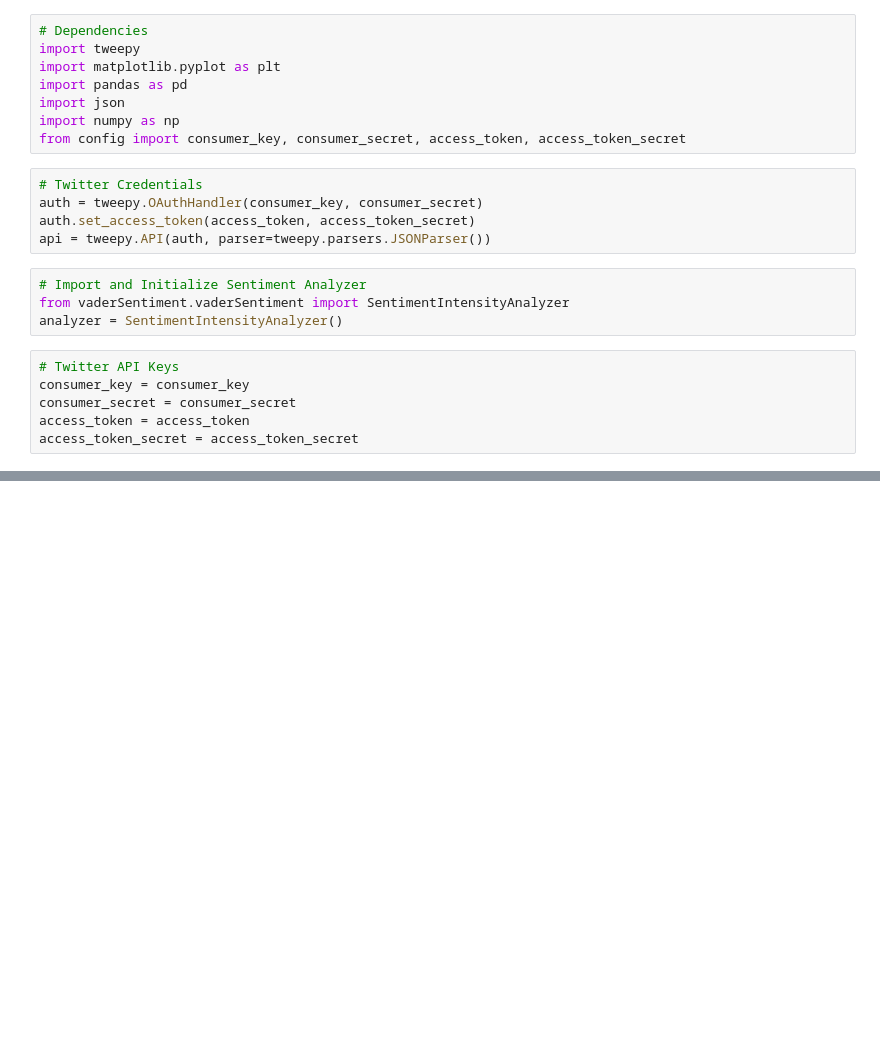
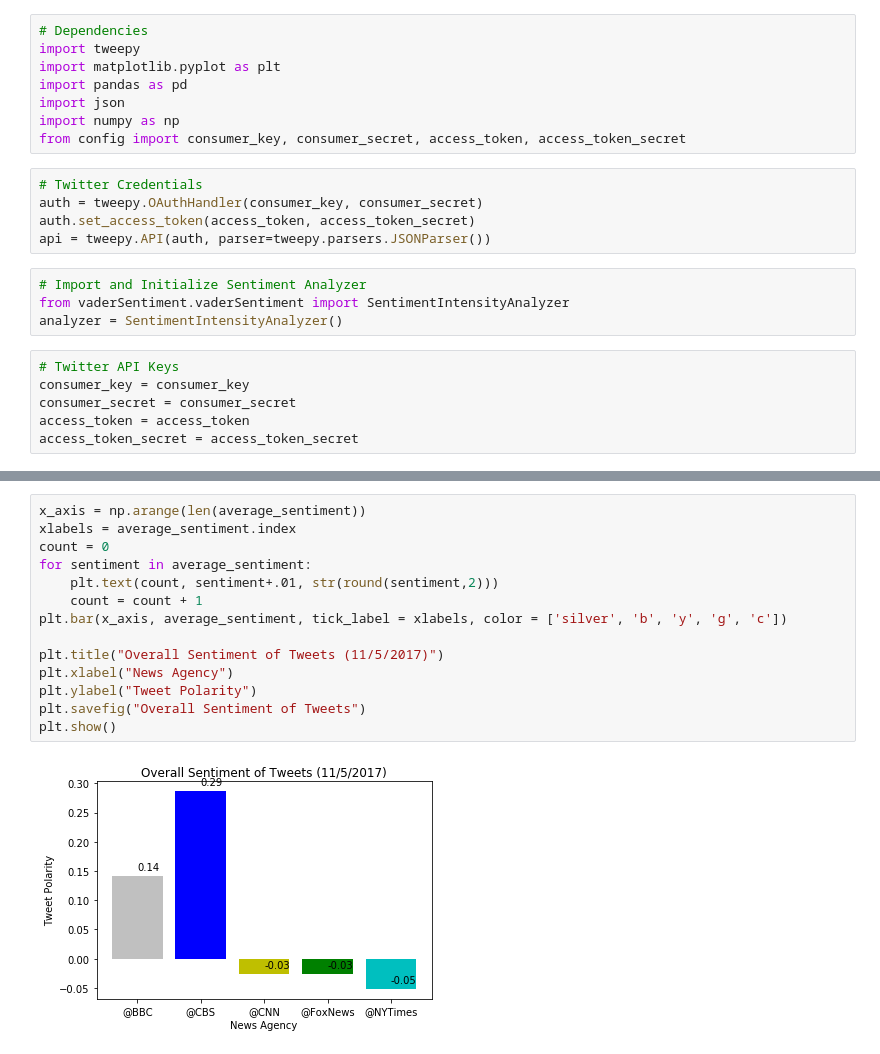
Before and after one commit to Sandcobra/NewsMood, a Jupyter notebook: NewsMood.ipynb, the cells around one changed output, grey strips where cells are left out. Drawn from its saved outputs; the diff is of its cells as text; blank space fills up the shorter version.

```diff
--- a/NewsMood.ipynb
+++ b/NewsMood.ipynb
@@ -200 +127,17 @@ User
 Name: Compound, dtype: float64
+# %%
+x_axis = np.arange(len(average_sentiment))
+xlabels = average_sentiment.index
+count = 0
+for sentiment in average_sentiment:
+    plt.text(count, sentiment+.01, str(round(sentiment,2)))
+    count = count + 1
+plt.bar(x_axis, average_sentiment, tick_label = xlabels, color = ['silver', 'b', 'y', 'g', 'c'])
+
+plt.title("Overall Sentiment of Tweets (11/5/2017)")
+plt.xlabel("News Agency")
+plt.ylabel("Tweet Polarity")
+plt.savefig("Overall Sentiment of Tweets")
+plt.show()
+# %% [output]
+[figure, added]
```
Also changed, not shown: parts of 5 cells of this notebook, 2 other files.
